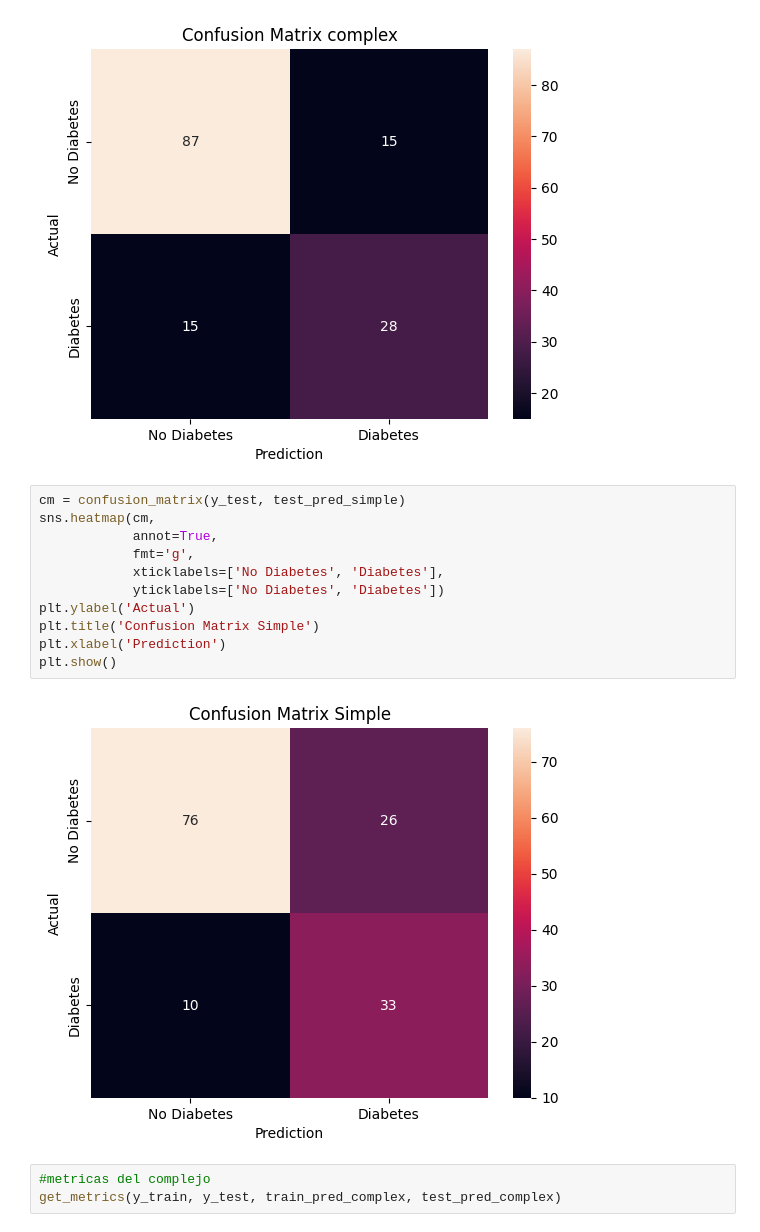
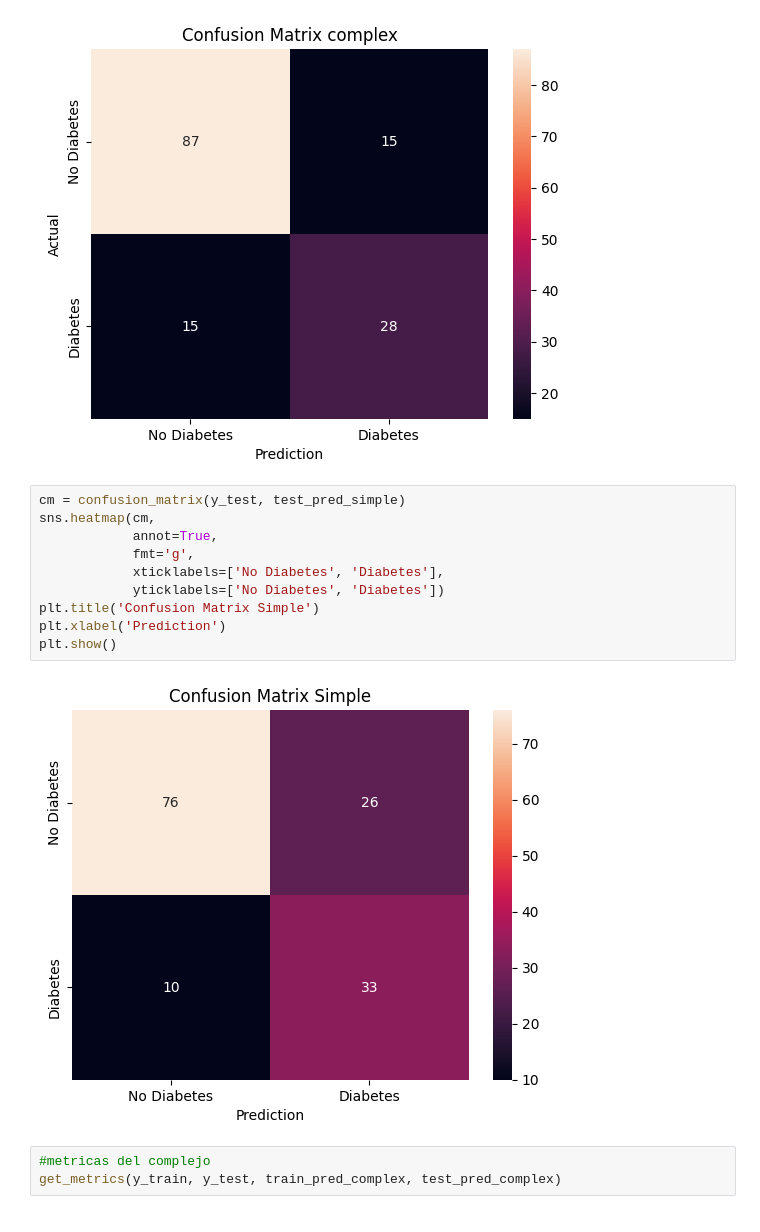
Before and after one commit to 4GeeksAcademy/esanchez_boosting, a Jupyter notebook: src/explore.ipynb, the cells around one changed output. Cells and saved outputs as stored; diff of their text form.

```diff
--- a/src/explore.ipynb
+++ b/src/explore.ipynb
@@ -210,16 +210,15 @@ plt.show()
 # %%
 cm = confusion_matrix(y_test, test_pred_simple)
 sns.heatmap(cm,
             annot=True,
             fmt='g',
             xticklabels=['No Diabetes', 'Diabetes'],
             yticklabels=['No Diabetes', 'Diabetes'])
-plt.ylabel('Actual')
 plt.title('Confusion Matrix Simple')
 plt.xlabel('Prediction')
 plt.show()
 # %% [output]
-[figure, old version]
+[figure, new version]
 # %%
 #metricas del complejo
 get_metrics(y_train, y_test, train_pred_complex, test_pred_complex)
```
Also changed, not shown: parts of 13 cells of this notebook.
